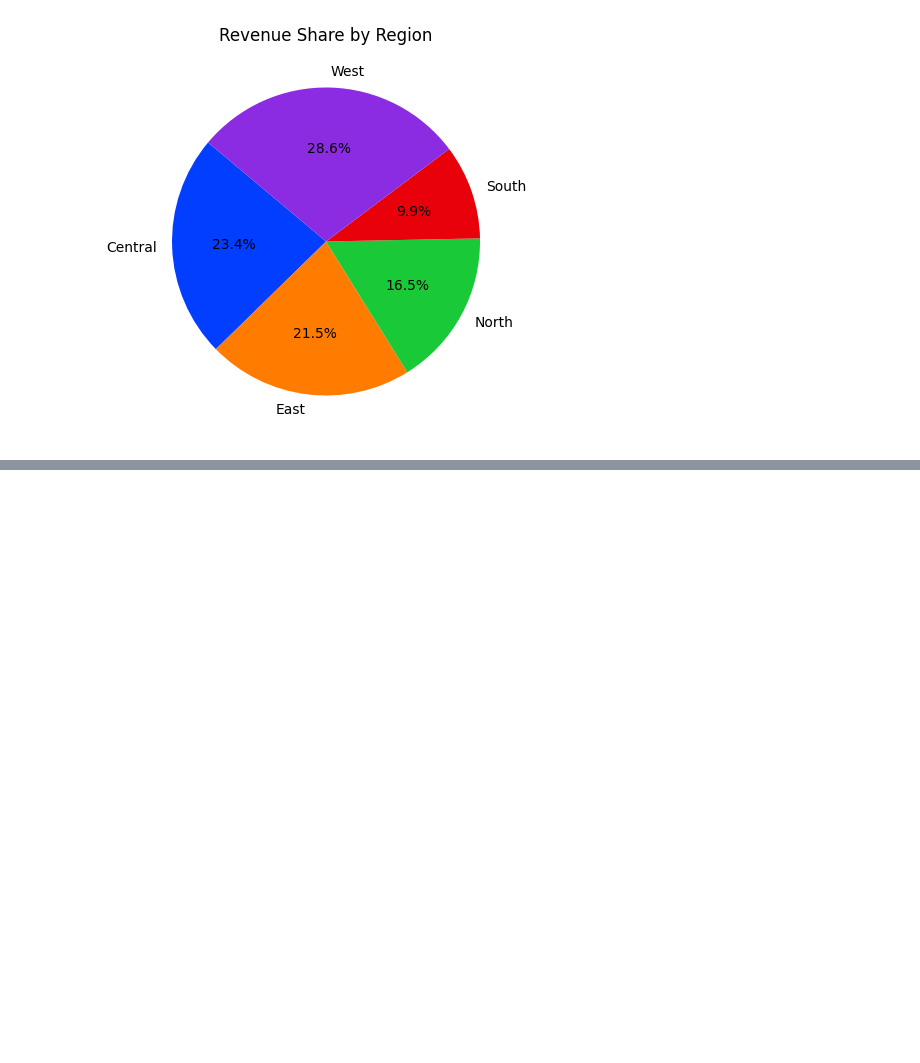
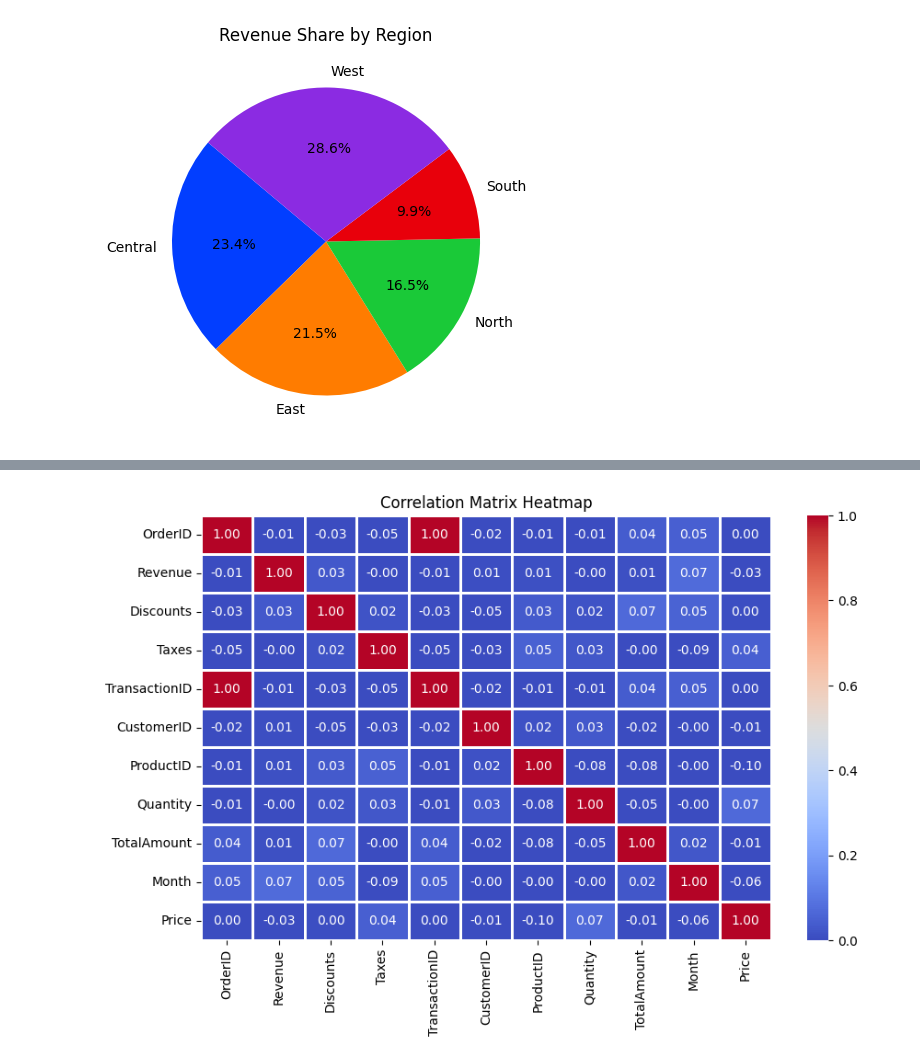
Before and after one commit to SobiaNoorAI/Data-Seekho-Data-Science-Mastery-Program, a Jupyter notebook: MODULE 3: DATA VISUALIZATION AND ANALYSIS/Assignment 1: Exploring Visualizations with Power BI, Matplotlib, and Seaborn/Python_Visualization_(Matplotlib_Seaborn).ipynb, the cells around one changed output, grey strips where cells are left out. Saved outputs shown, nothing was run; the diff lists cells and outputs as text; code cells hidden in the pictures; blank space fills up the shorter version.

```diff
--- a/MODULE 3: DATA VISUALIZATION AND ANALYSIS/Assignment 1: Exploring Visualizations with Power BI, Matplotlib, and Seaborn/Python_Visualization_(Matplotlib_Seaborn).ipynb
+++ b/MODULE 3: DATA VISUALIZATION AND ANALYSIS/Assignment 1: Exploring Visualizations with Power BI, Matplotlib, and Seaborn/Python_Visualization_(Matplotlib_Seaborn).ipynb
@@ -228,0 +268,12 @@ plt.show()
+# %%
+# Select only numeric columns for correlation calculation
+numerical_data = data.select_dtypes(include=['number']) # This line selects only columns with numeric data types.
+
+# Create a heatmap using Seaborn
+plt.figure(figsize=(10, 6))
+correlation_matrix = numerical_data.corr() # Calculate correlation on numeric data only.
+sns.heatmap(correlation_matrix, annot=True, cmap='coolwarm', fmt=".2f", linecolor='white', linewidths=1, vmin='0', vmax='1')
+plt.title('Correlation Matrix Heatmap')
+plt.show()
+# %% [output]
+[figure, added]
```
Also changed, not shown: parts of 43 cells of this notebook.
